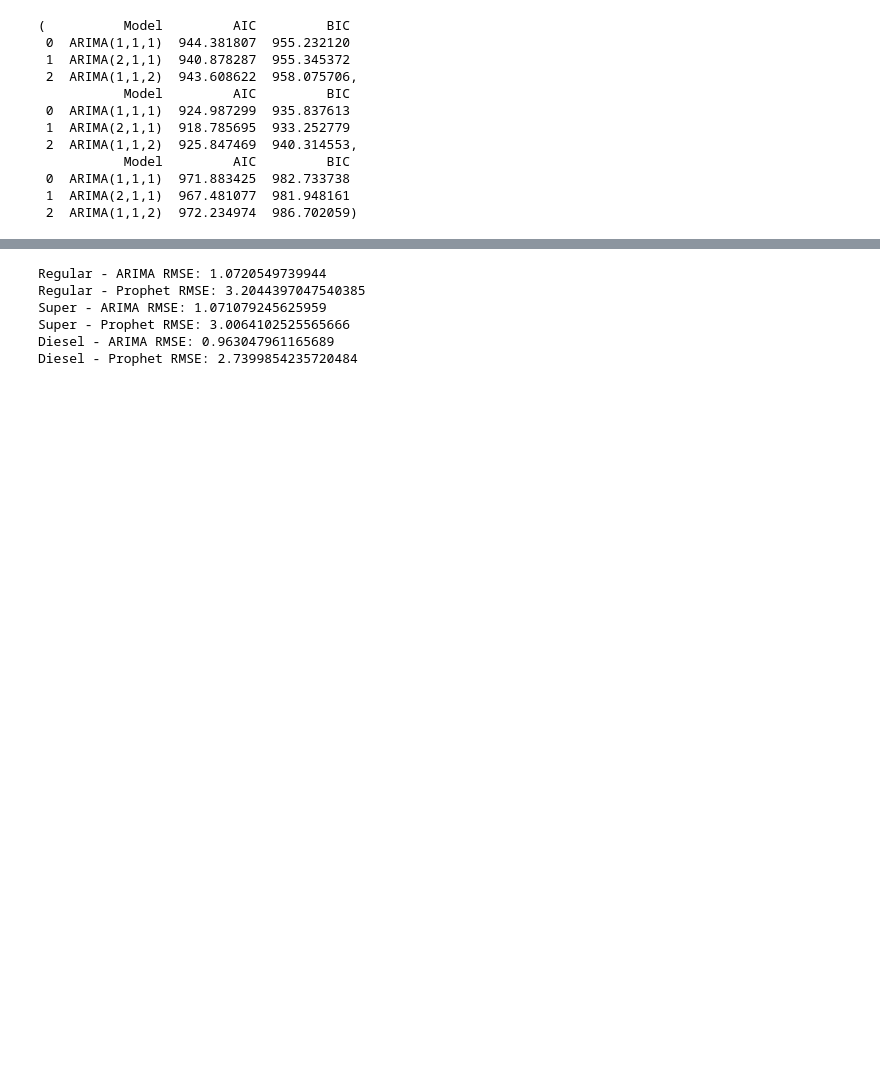
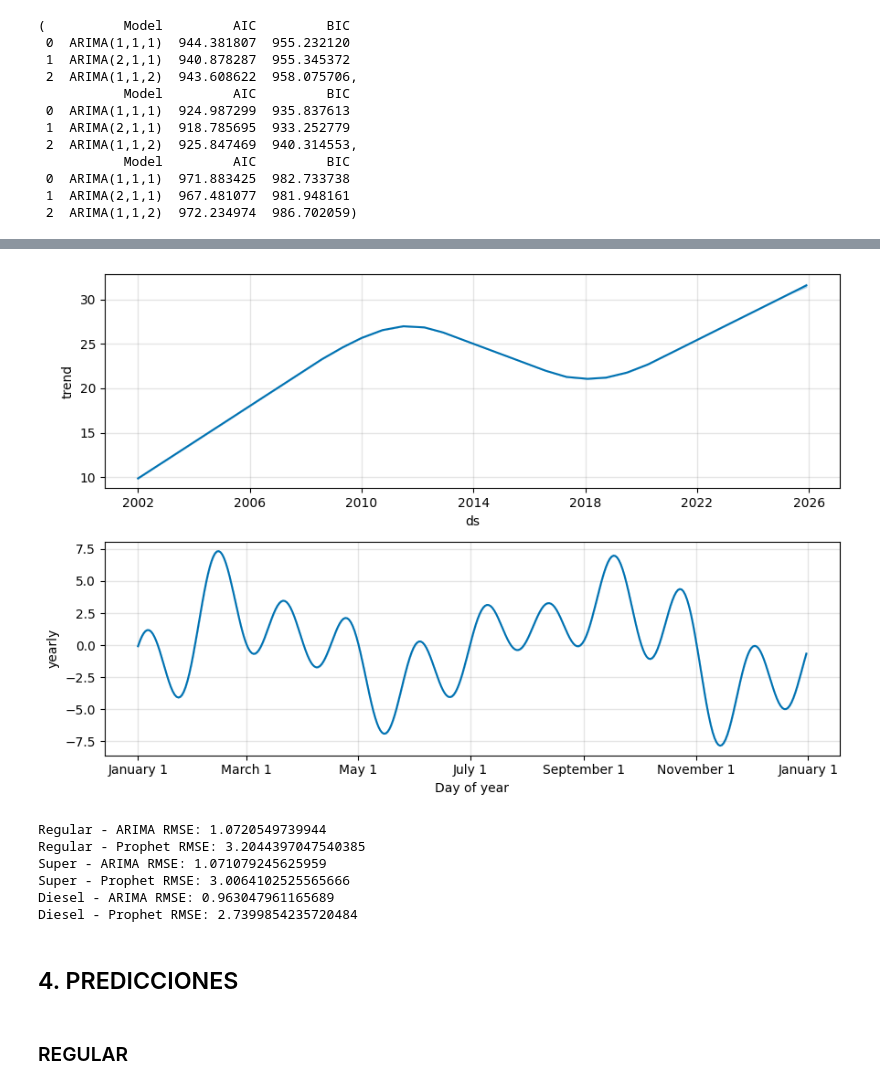
Before and after one commit to FabianJuarez182/DT-LAB2, a Jupyter notebook: DS_LAB2.ipynb, the cells around one changed output, grey strips where cells are left out. Drawn from its saved outputs; the diff is of its cells as text; code cells hidden in the pictures; blank space fills up the shorter version.

```diff
--- a/DS_LAB2.ipynb
+++ b/DS_LAB2.ipynb
@@ -594,3 +606,8 @@ INFO:cmdstanpy:Chain [1] done processing
+# %%
+# Diesel
+prophet_model_diesel.plot_components(forecast_diesel).show()
+# %% [output]
+[figure, added]
 # %%
 from sklearn.metrics import mean_squared_error
 
@@ -648,3 +665,7 @@ Super - ARIMA RMSE: 1.071079245625959
 Super - Prophet RMSE: 3.0064102525565666
 Diesel - ARIMA RMSE: 0.963047961165689
 Diesel - Prophet RMSE: 2.7399854235720484
+# %% [markdown]
+## 4. PREDICCIONES
+# %% [markdown]
+### REGULAR
```
Also changed, not shown: parts of 15 cells of this notebook.
